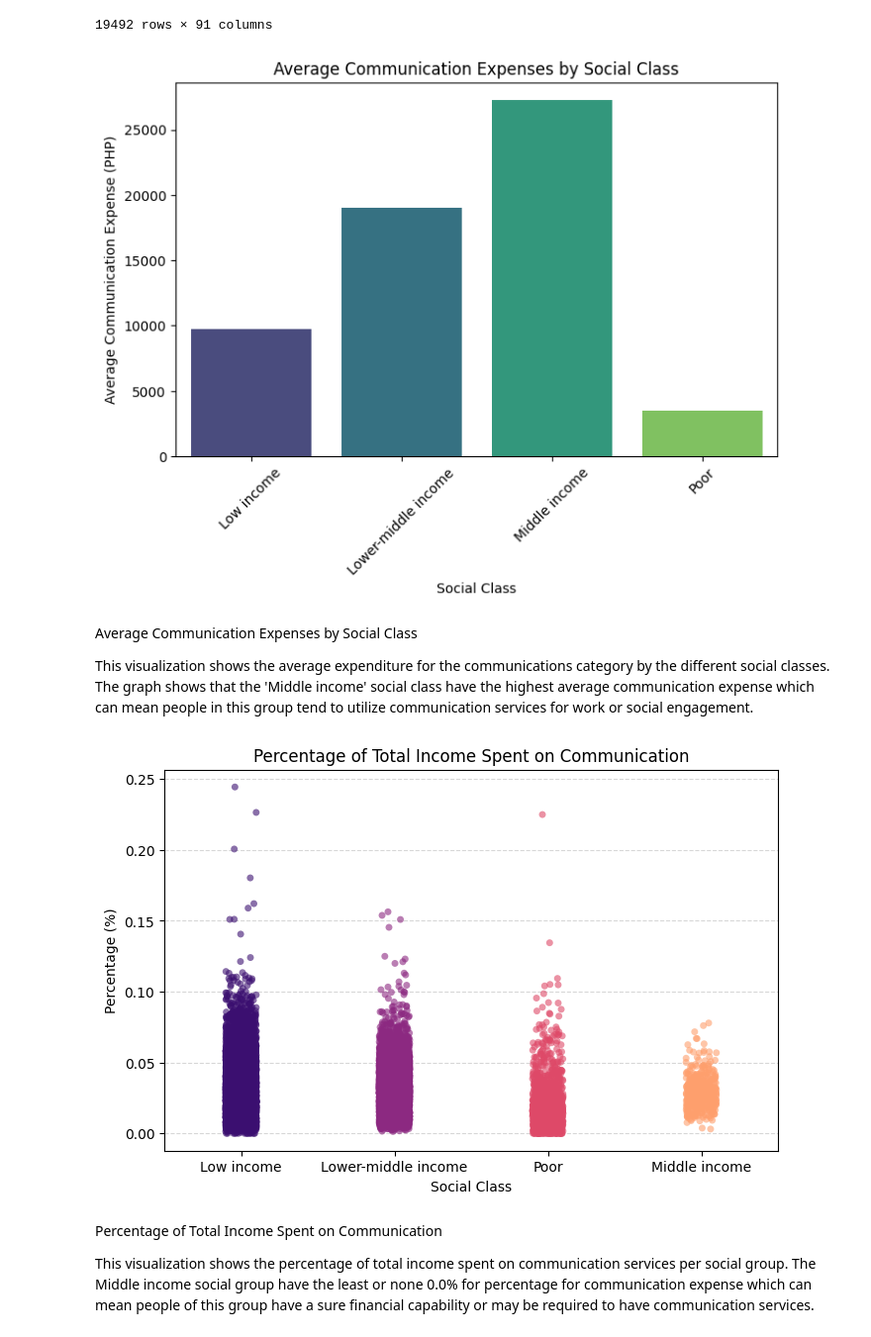
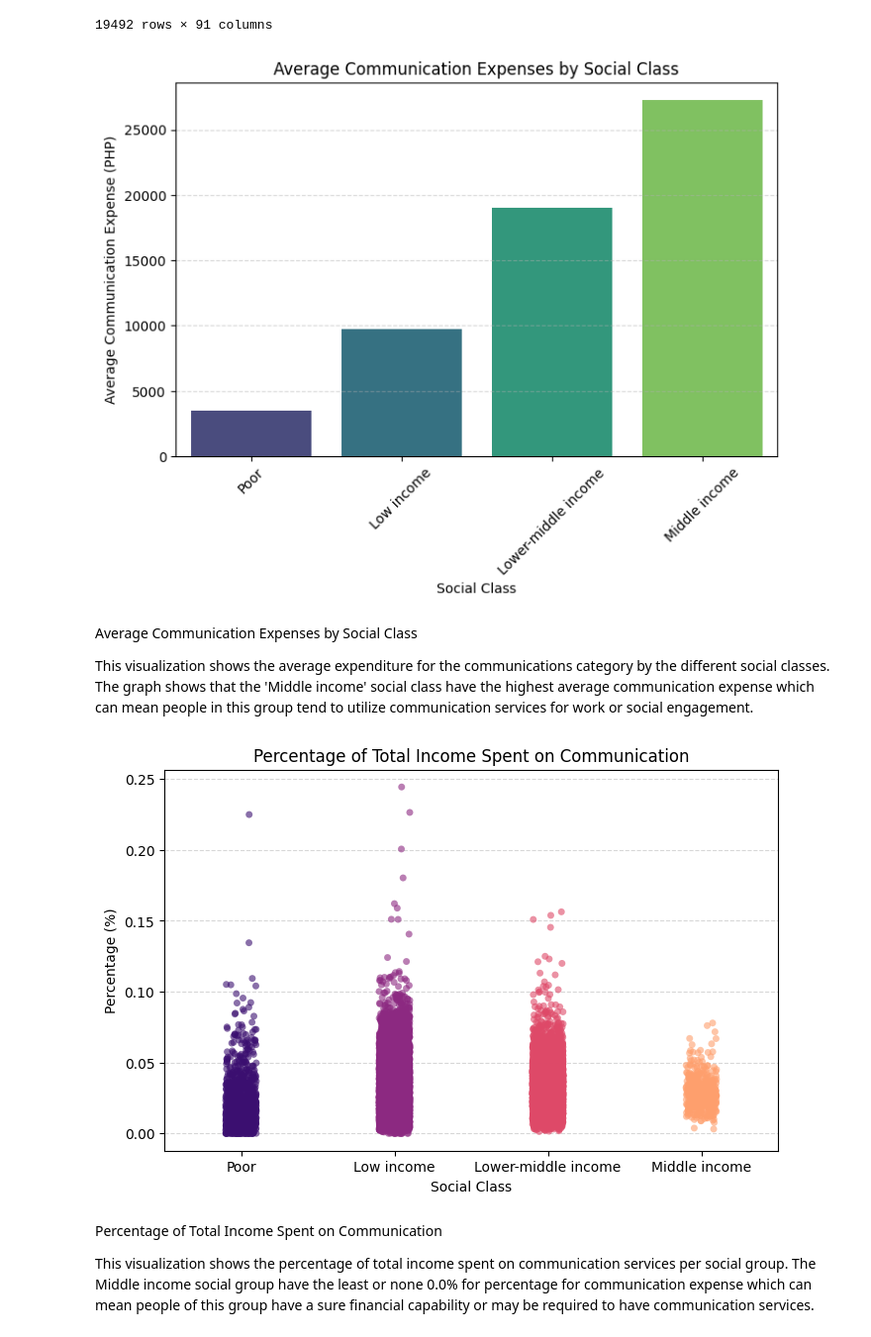
Before and after one commit to JoshuaEntrata/Data-Mining-Prelims-Project, a Jupyter notebook: notebooks/eda/communication.ipynb, the cells around one changed output. Shown at 99% size. Drawn from its saved outputs; the diff is of its cells as text; code cells hidden in the pictures.

Commit message:
communication ordering done

```diff
--- a/notebooks/eda/communication.ipynb
+++ b/notebooks/eda/communication.ipynb
@@ -44,19 +44,33 @@ final_fies
 | 19490 | 13 | 76 | 126618 | 7607 | 3.0 | 255000 | 0 | 255000 | 0 | 0 | ... |
 | 19491 | 13 | 76 | 126619 | 7607 | 2.0 | 281020 | 0 | 281020 | 0 | 60000 | ... |
 19492 rows × 91 columns
+# %%
+# Define the correct order for SOCIAL_CLASS
+final_fies['SOCIAL_CLASS'] = pd.Categorical(
+    final_fies['SOCIAL_CLASS'],
+    categories=['Poor', 'Low income', 'Lower-middle income', 'Middle income'],
+    ordered=True
+)
 # %%
-avg_comm_expense = final_fies.groupby('SOCIAL_CLASS')['COMMUNICATION'].mean().reset_index()
+# Group by social class with observed=False and order correctly
+avg_comm_expense = (
+    final_fies.groupby('SOCIAL_CLASS', observed=False)['COMMUNICATION']
+    .mean()
+    .reset_index()
+)
 
+# Bar plot
 plt.figure(figsize=(8, 5))
 sns.barplot(x='SOCIAL_CLASS', y='COMMUNICATION', data=avg_comm_expense, palette='viridis', hue='SOCIAL_CLASS')
 
 plt.title('Average Communication Expenses by Social Class')
 plt.xlabel('Social Class')
 plt.ylabel('Average Communication Expense (PHP)')
 plt.xticks(rotation=45)
+plt.grid(axis='y', linestyle='--', alpha=0.5)
 plt.show()
 # %% [output]
-[figure, old version]
+[figure, new version]
 # %% [markdown]
 Average Communication Expenses by Social Class
 
@@ -80,7 +94,7 @@ plt.ylabel('Percentage (%)')
 plt.grid(axis='y', linestyle='--', alpha=0.5)
 plt.show()
 # %% [output]
-[figure, old version]
+[figure, new version]
 # %% [markdown]
 Percentage of Total Income Spent on Communication
 
```
Also changed, not shown: parts of 1 cell of this notebook.
